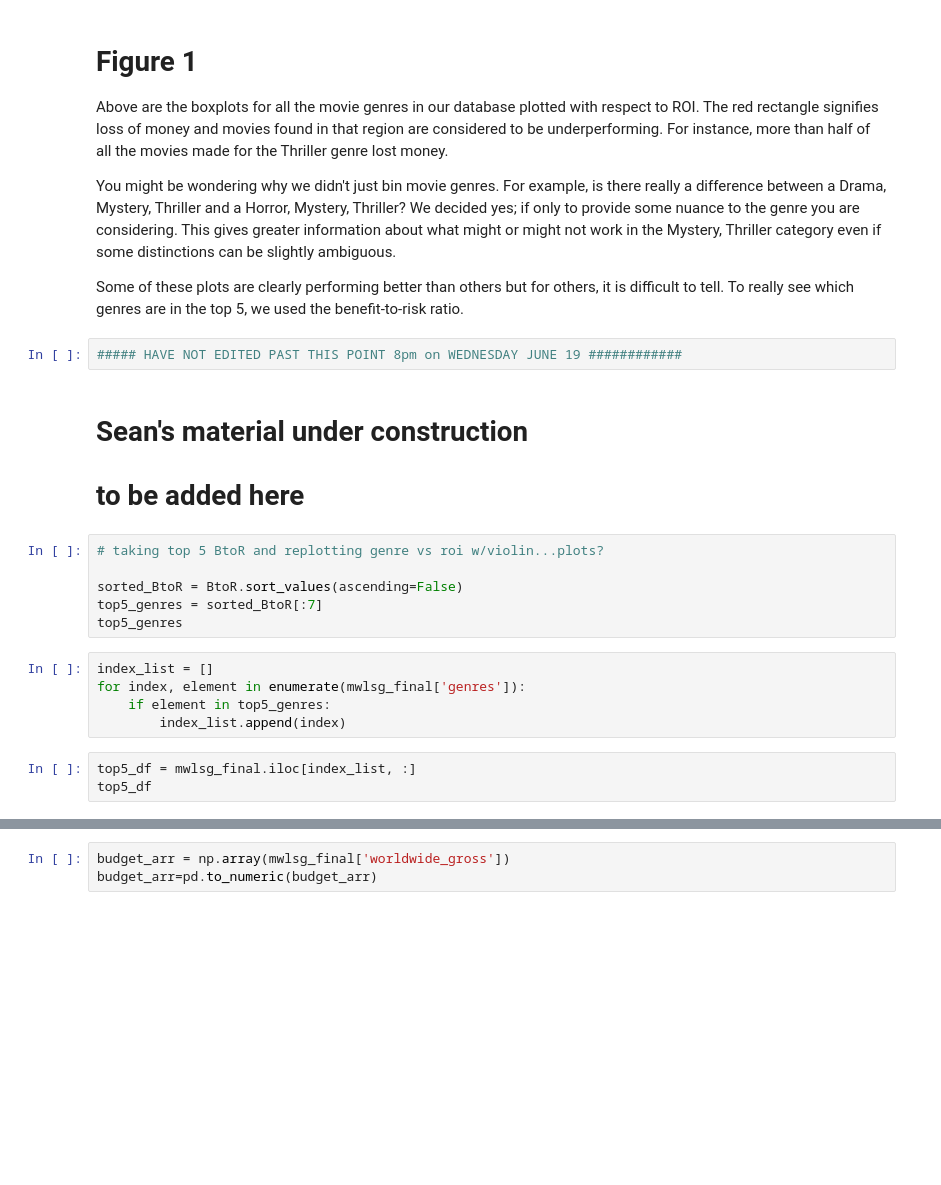
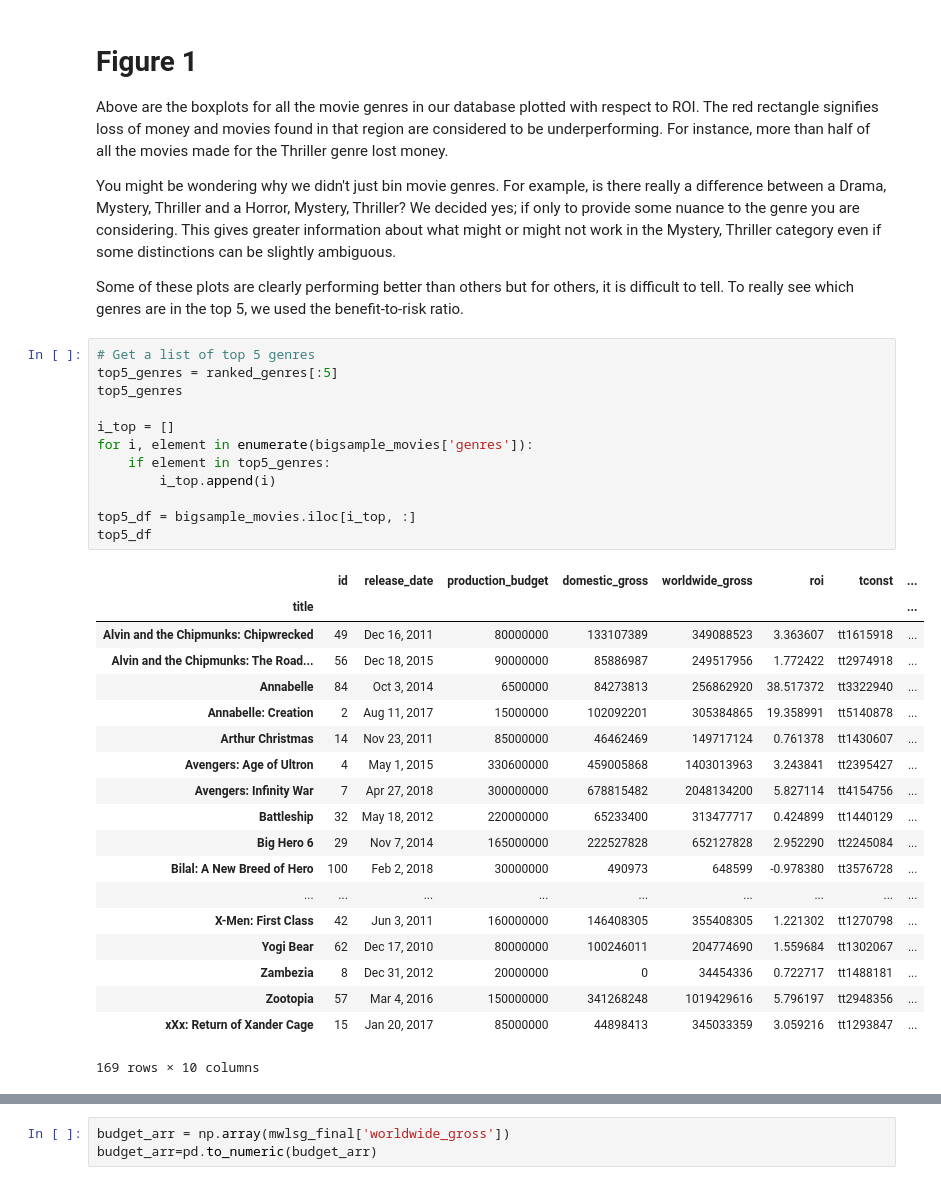
Before and after one commit to Mcllstr/ds-project-1-movie-analysis, a Jupyter notebook: notebook_final.ipynb, the cells around one changed output, grey strips where cells are left out. Saved outputs shown, nothing was run; the diff lists cells and outputs as text; blank space fills up the shorter version.

```diff
--- a/notebook_final.ipynb
+++ b/notebook_final.ipynb
@@ -458,23 +537,36 @@ Above are the boxplots for all the movie genres in our database plotted with res
 You might be wondering why we didn't just bin movie genres. For example, is there really a difference between a Drama, Mystery, Thriller and a Horror, Mystery, Thriller? We decided yes; if only to provide some nuance to the genre you are considering. This gives greater information about what might or might not work in the Mystery, Thriller category even if some distinctions can be slightly ambiguous.
 
 Some of these plots are clearly performing better than others but for others, it is difficult to tell. To really see which genres are in the top 5, we used the benefit-to-risk ratio.
-# %%
-##### HAVE NOT EDITED PAST THIS POINT 8pm on WEDNESDAY JUNE 19 ############
-# %% [markdown]
-# Sean's material under construction
-# to be added here
-# %%
-# taking top 5 BtoR and replotting genre vs roi w/violin...plots?
-
-sorted_BtoR = BtoR.sort_values(ascending=False)
-top5_genres = sorted_BtoR[:7]
-top5_genres
-# %%
-index_list = []
-for index, element in enumerate(mwlsg_final['genres']):
-    if element in top5_genres:
-        index_list.append(index)
-# %%
-top5_df = mwlsg_final.iloc[index_list, :]
-top5_df
+# %%
+# Get a list of top 5 genres
+top5_genres = ranked_genres[:5]
+top5_genres
+
+i_top = []
+for i, element in enumerate(bigsample_movies['genres']):
+    if element in top5_genres:
+        i_top.append(i)
+
+top5_df = bigsample_movies.iloc[i_top, :]
+top5_df
+# %% [output]
+|  | id | release_date | production_budget | domestic_gross | worldwide_gross | roi | tconst | ... |
+| title |  |  |  |  |  |  |  | ... |
+| Alvin and the Chipmunks: Chipwrecked | 49 | Dec 16, 2011 | 80000000 | 133107389 | 349088523 | 3.363607 | tt1615918 | ... |
+| Alvin and the Chipmunks: The Road... | 56 | Dec 18, 2015 | 90000000 | 85886987 | 249517956 | 1.772422 | tt2974918 | ... |
+| Annabelle | 84 | Oct 3, 2014 | 6500000 | 84273813 | 256862920 | 38.517372 | tt3322940 | ... |
+| Annabelle: Creation | 2 | Aug 11, 2017 | 15000000 | 102092201 | 305384865 | 19.358991 | tt5140878 | ... |
+| Arthur Christmas | 14 | Nov 23, 2011 | 85000000 | 46462469 | 149717124 | 0.761378 | tt1430607 | ... |
+| Avengers: Age of Ultron | 4 | May 1, 2015 | 330600000 | 459005868 | 1403013963 | 3.243841 | tt2395427 | ... |
+| Avengers: Infinity War | 7 | Apr 27, 2018 | 300000000 | 678815482 | 2048134200 | 5.827114 | tt4154756 | ... |
+| Battleship | 32 | May 18, 2012 | 220000000 | 65233400 | 313477717 | 0.424899 | tt1440129 | ... |
+| Big Hero 6 | 29 | Nov 7, 2014 | 165000000 | 222527828 | 652127828 | 2.952290 | tt2245084 | ... |
+| Bilal: A New Breed of Hero | 100 | Feb 2, 2018 | 30000000 | 490973 | 648599 | -0.978380 | tt3576728 | ... |
+| ... | ... | ... | ... | ... | ... | ... | ... | ... |
+| X-Men: First Class | 42 | Jun 3, 2011 | 160000000 | 146408305 | 355408305 | 1.221302 | tt1270798 | ... |
+| Yogi Bear | 62 | Dec 17, 2010 | 80000000 | 100246011 | 204774690 | 1.559684 | tt1302067 | ... |
+| Zambezia | 8 | Dec 31, 2012 | 20000000 | 0 | 34454336 | 0.722717 | tt1488181 | ... |
+| Zootopia | 57 | Mar 4, 2016 | 150000000 | 341268248 | 1019429616 | 5.796197 | tt2948356 | ... |
+| xXx: Return of Xander Cage | 15 | Jan 20, 2017 | 85000000 | 44898413 | 345033359 | 3.059216 | tt1293847 | ... |
+169 rows × 10 columns
 # %%
```
Also changed, not shown: parts of 18 cells of this notebook, 1 other file.
